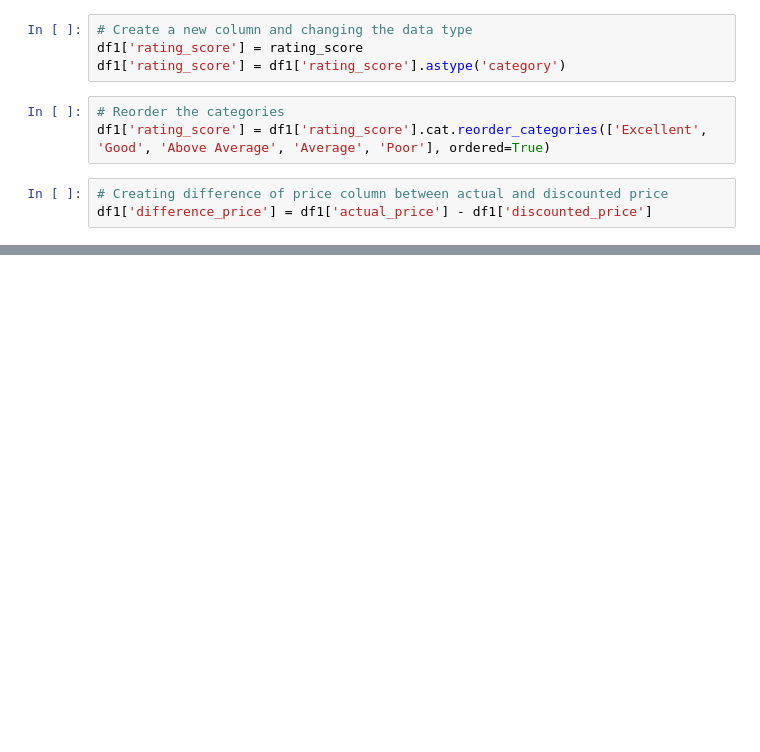
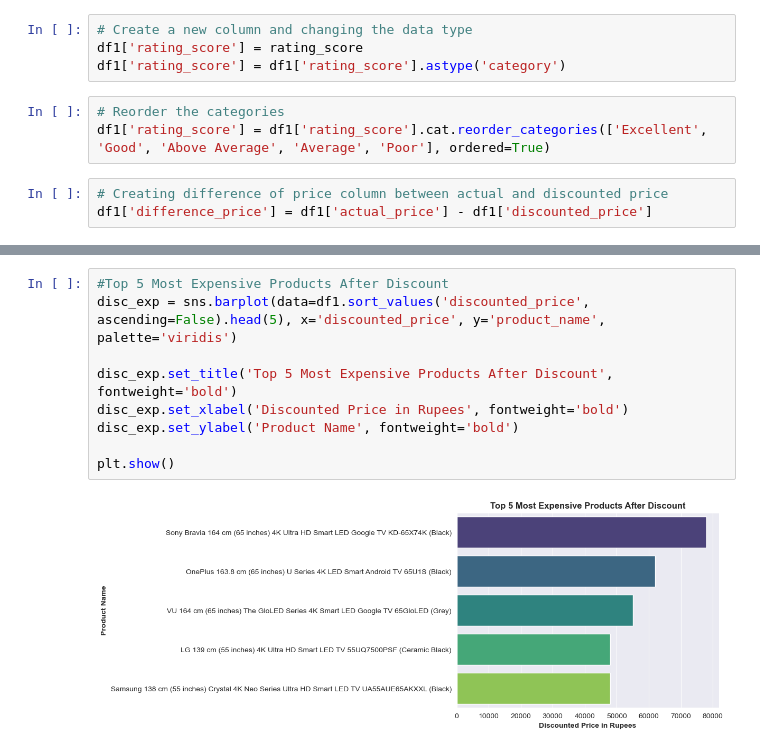
Before and after one commit to Seyone68/Amazon-Sales---Sentiment-Analysis, a Jupyter notebook: app/sales_eda.ipynb, the cells around one changed output, grey strips where cells are left out. Drawn from its saved outputs; the diff is of its cells as text; blank space fills up the shorter version.

```diff
--- a/app/sales_eda.ipynb
+++ b/app/sales_eda.ipynb
@@ -307,0 +477,11 @@ df1.head()
+# %%
+#Top 5 Most Expensive Products After Discount
+disc_exp = sns.barplot(data=df1.sort_values('discounted_price', ascending=False).head(5), x='discounted_price', y='product_name', palette='viridis')
+
+disc_exp.set_title('Top 5 Most Expensive Products After Discount', fontweight='bold')
+disc_exp.set_xlabel('Discounted Price in Rupees', fontweight='bold')
+disc_exp.set_ylabel('Product Name', fontweight='bold')
+
+plt.show()
+# %% [output]
+[figure, added]
```
Also changed, not shown: parts of 12 cells of this notebook.
